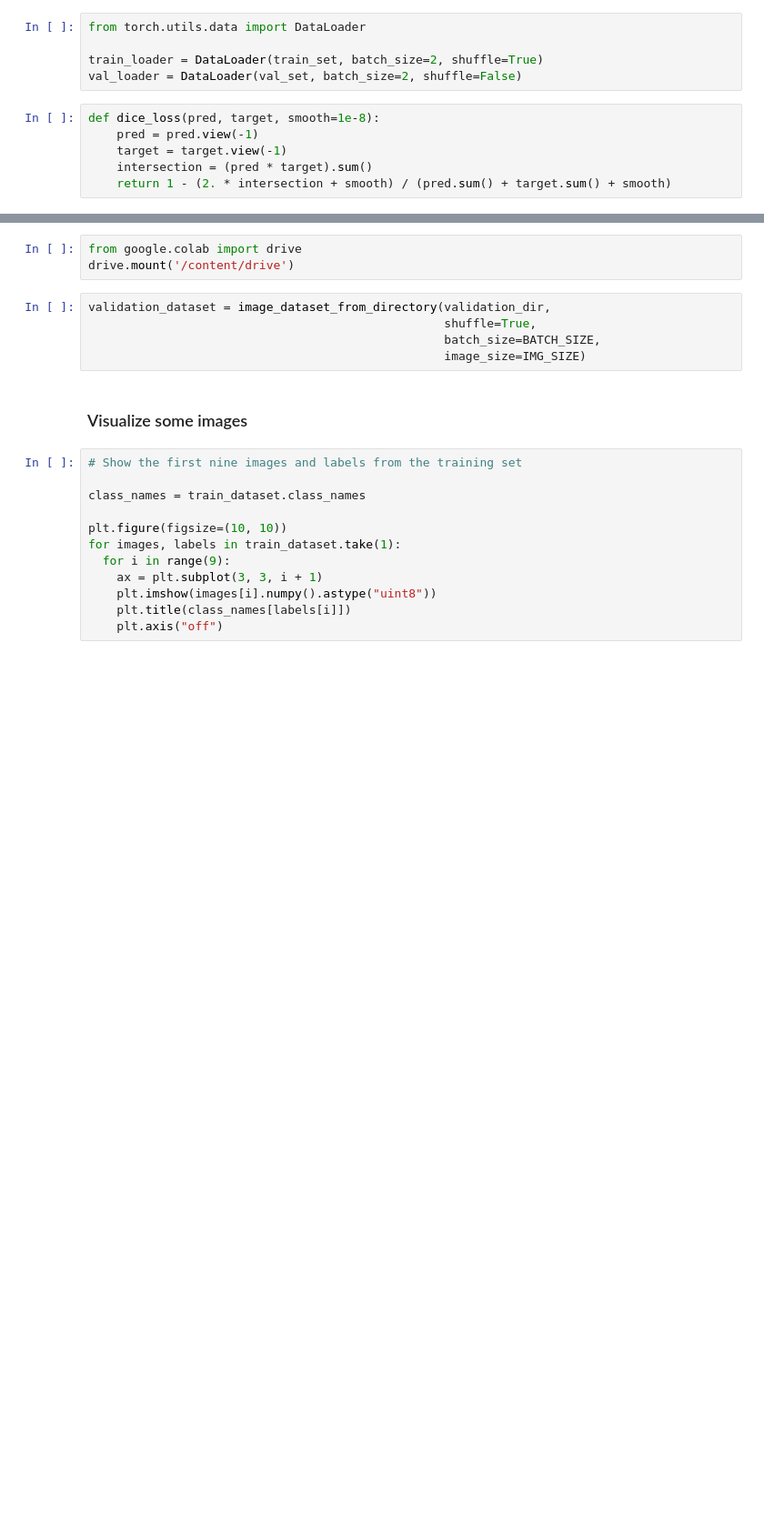
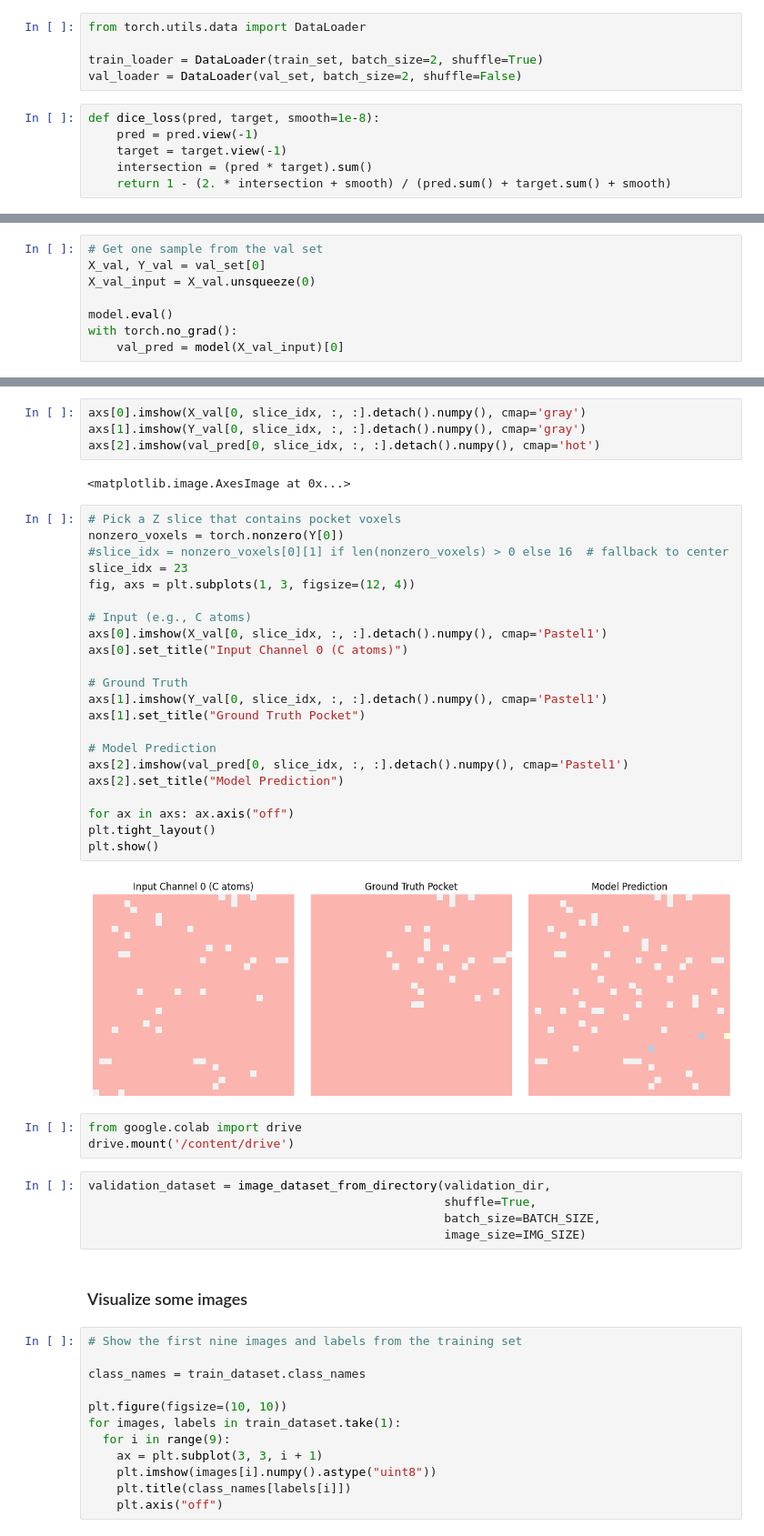
Before and after one commit to ivonsc/fastatools, a Jupyter notebook: CNN_Pocket_Prediction.ipynb, the cells around one changed output, grey strips where cells are left out. Shown at 91% size. Saved outputs shown, nothing was run; the diff lists cells and outputs as text; blank space fills up the shorter version.

```diff
--- a/CNN_Pocket_Prediction.ipynb
+++ b/CNN_Pocket_Prediction.ipynb
@@ -654,0 +691,8 @@ for epoch in range(num_epochs):
+# %%
+# Get one sample from the val set
+X_val, Y_val = val_set[0]
+X_val_input = X_val.unsqueeze(0)
+
+model.eval()
+with torch.no_grad():
+    val_pred = model(X_val_input)[0]
@@ -655,3 +717,33 @@ for epoch in range(num_epochs):
+# %%
+axs[0].imshow(X_val[0, slice_idx, :, :].detach().numpy(), cmap='gray')
+axs[1].imshow(Y_val[0, slice_idx, :, :].detach().numpy(), cmap='gray')
+axs[2].imshow(val_pred[0, slice_idx, :, :].detach().numpy(), cmap='hot')
+# %% [output]
+<matplotlib.image.AxesImage at 0x...>
+# %%
+# Pick a Z slice that contains pocket voxels
+nonzero_voxels = torch.nonzero(Y[0])
+#slice_idx = nonzero_voxels[0][1] if len(nonzero_voxels) > 0 else 16  # fallback to center
+slice_idx = 23
+fig, axs = plt.subplots(1, 3, figsize=(12, 4))
+
+# Input (e.g., C atoms)
+axs[0].imshow(X_val[0, slice_idx, :, :].detach().numpy(), cmap='Pastel1')
+axs[0].set_title("Input Channel 0 (C atoms)")
+
+# Ground Truth
+axs[1].imshow(Y_val[0, slice_idx, :, :].detach().numpy(), cmap='Pastel1')
+axs[1].set_title("Ground Truth Pocket")
+
+# Model Prediction
+axs[2].imshow(val_pred[0, slice_idx, :, :].detach().numpy(), cmap='Pastel1')
+axs[2].set_title("Model Prediction")
+
+for ax in axs: ax.axis("off")
+plt.tight_layout()
+plt.show()
+# %% [output]
+[figure, added]
 # %%
 from google.colab import drive
 drive.mount('/content/drive')
```
Also changed, not shown: parts of 18 cells of this notebook.
